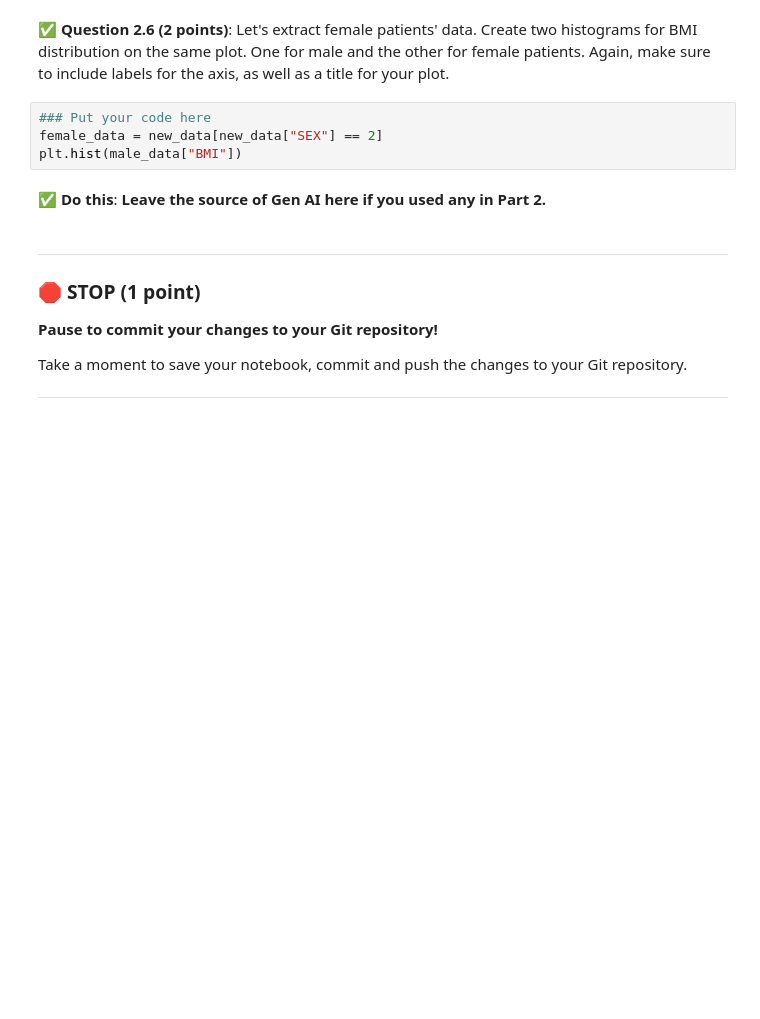
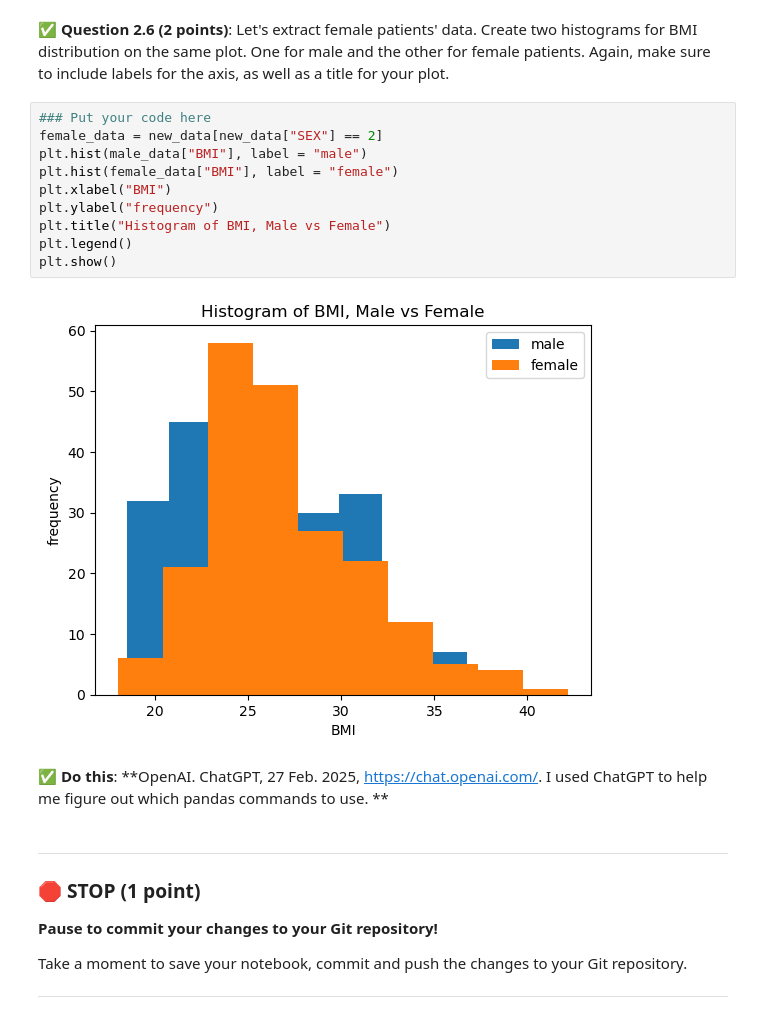
Before and after one commit to mcleesja/CMSE202-f25-turnin1, a Jupyter notebook: midterm/CMSE202-Midterm-Section003-McLees.ipynb, the cells around one changed output. Drawn from its saved outputs; the diff is of its cells as text; blank space fills up the shorter version.

```diff
--- a/midterm/CMSE202-Midterm-Section003-McLees.ipynb
+++ b/midterm/CMSE202-Midterm-Section003-McLees.ipynb
@@ -145,9 +145,17 @@ Create two histograms for BMI distribution on the same plot. One for male and th
 # %%
 ### Put your code here
 female_data = new_data[new_data["SEX"] == 2]
-plt.hist(male_data["BMI"])
+plt.hist(male_data["BMI"], label = "male")
+plt.hist(female_data["BMI"], label = "female")
+plt.xlabel("BMI")
+plt.ylabel("frequency")
+plt.title("Histogram of BMI, Male vs Female")
+plt.legend()
+plt.show()
+# %% [output]
+[figure, added]
 # %% [markdown]
-&#9989; **Do this**: **Leave the source of Gen AI here if you used any in Part 2.**
+&#9989; **Do this**: **OpenAI. ChatGPT, 27 Feb. 2025, https://chat.openai.com/. I used ChatGPT to help me figure out which pandas commands to use. **
 # %% [markdown]
 ---
 ### &#128721; STOP (1 point)
```
Also changed, not shown: parts of 6 cells of this notebook.
